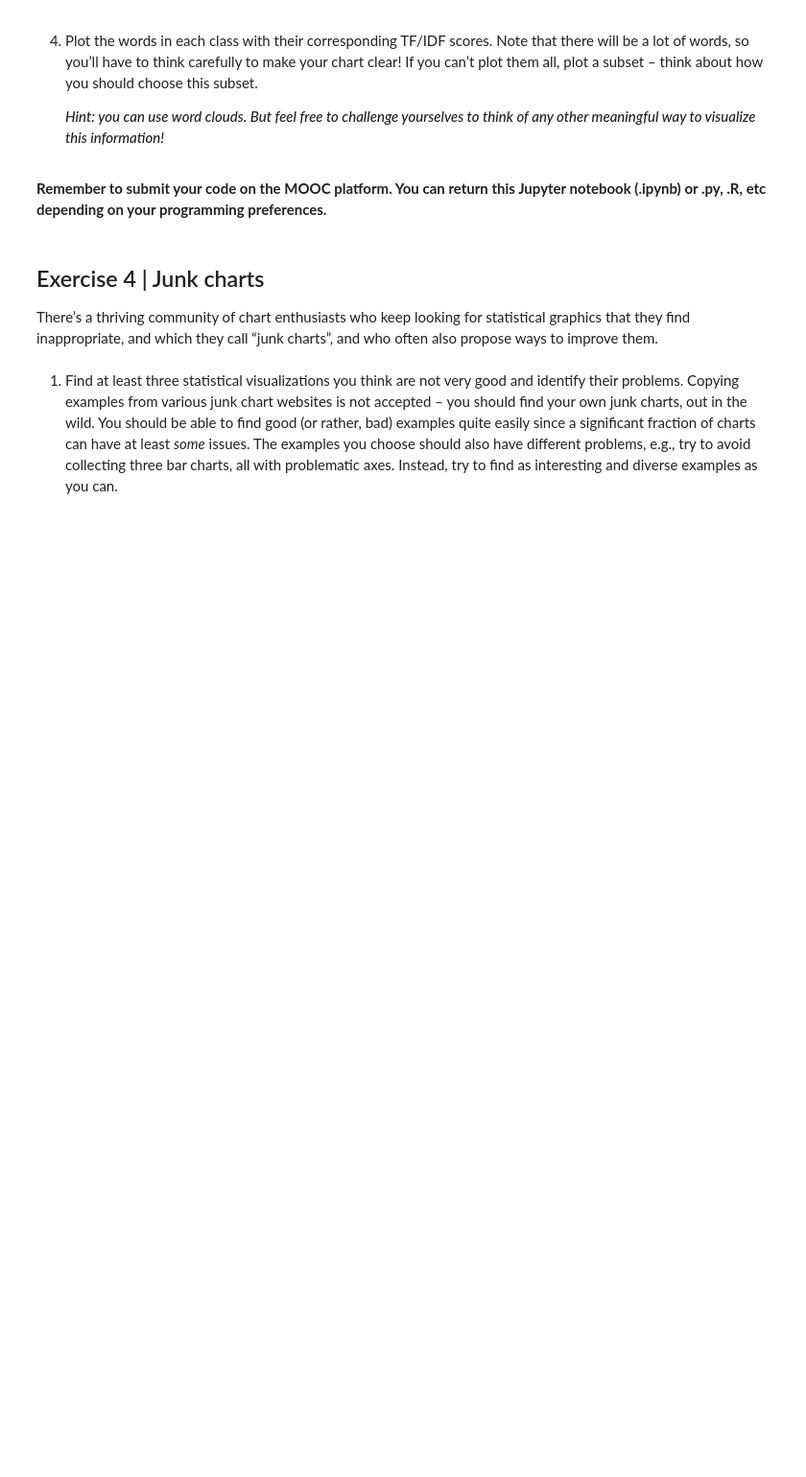
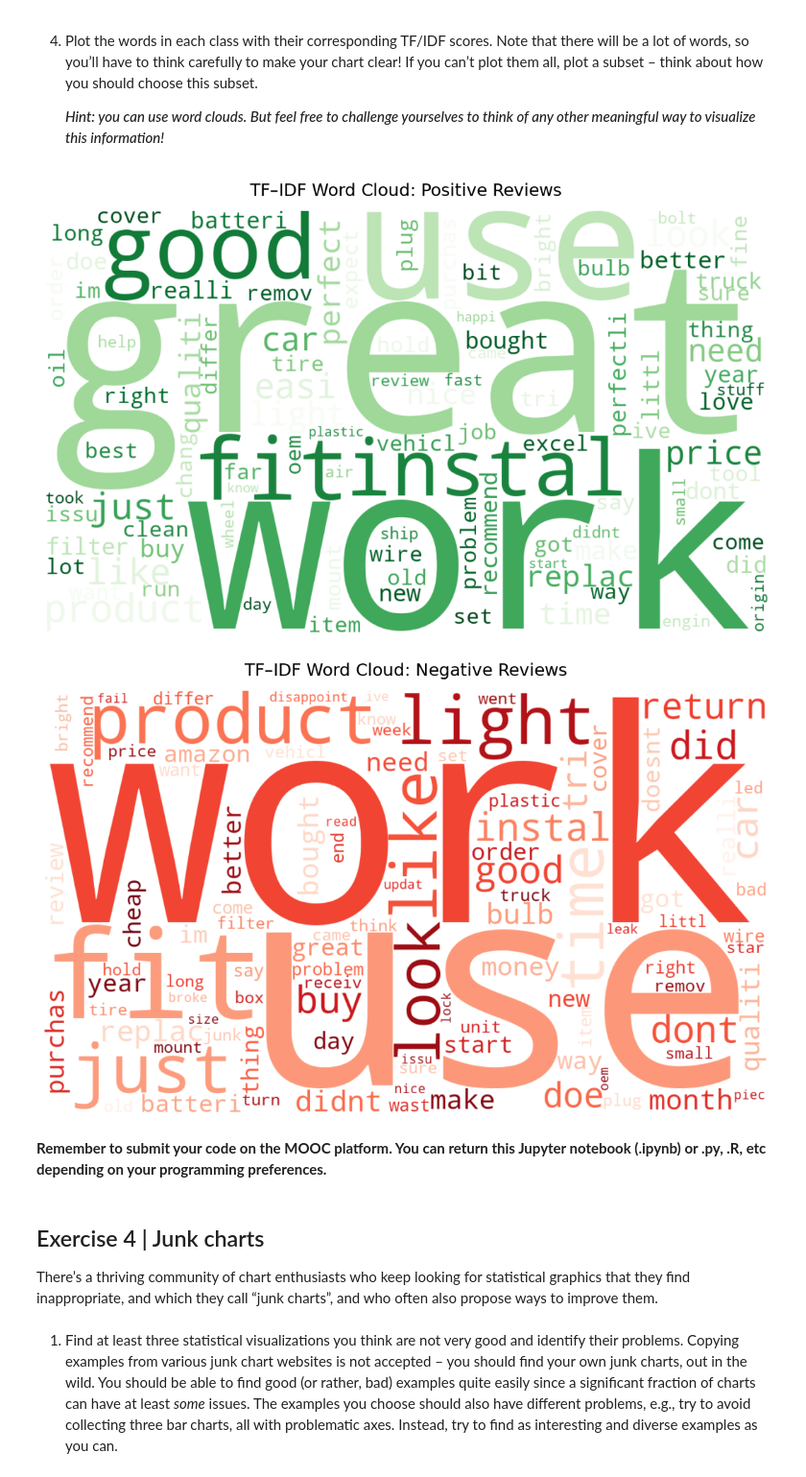
Before and after one commit to maipham-ctrl/Titanic_ML, a Jupyter notebook: ex2.ipynb, the cells around one changed output. Shown at 96% size. Drawn from its saved outputs; the diff is of its cells as text; code cells hidden in the pictures; blank space fills up the shorter version.

```diff
--- a/ex2.ipynb
+++ b/ex2.ipynb
@@ -451,3 +524,35 @@ Some words do indicate sentiment: positive reviews contain `great`, `good`, `per
+# %%
+from wordcloud import WordCloud
+import matplotlib.pyplot as plt
+
+def make_tfidf_wordcloud(tfidf_df, label, colormap):
+    # Convert the TF–IDF vector for one class to {word: score}
+    frequencies = tfidf_df.loc[label].to_dict()
+
+    wordcloud = WordCloud(
+        width=1200,
+        height=700,
+        background_color="white",
+        colormap=colormap,
+        max_words=100,
+        prefer_horizontal=0.9
+    ).generate_from_frequencies(frequencies)
+
+    plt.figure(figsize=(14, 8))
+    plt.imshow(wordcloud, interpolation="bilinear")
+    plt.axis("off")
+    plt.title(
+        f"TF–IDF Word Cloud: {label.capitalize()} Reviews",
+        fontsize=18,
+        pad=15
+    )
+    plt.show()
+
+make_tfidf_wordcloud(tfidf_df, "positive", "Greens")
+make_tfidf_wordcloud(tfidf_df, "negative", "Reds")
+# %% [output]
+[figure, added]
+[figure, added]
 # %% [markdown]
 **Remember to submit your code on the MOOC platform. You can return this Jupyter notebook (.ipynb) or .py, .R, etc depending on your programming preferences.**
 # %% [markdown]
```
Also changed, not shown: parts of 6 cells of this notebook, 2 other files.
